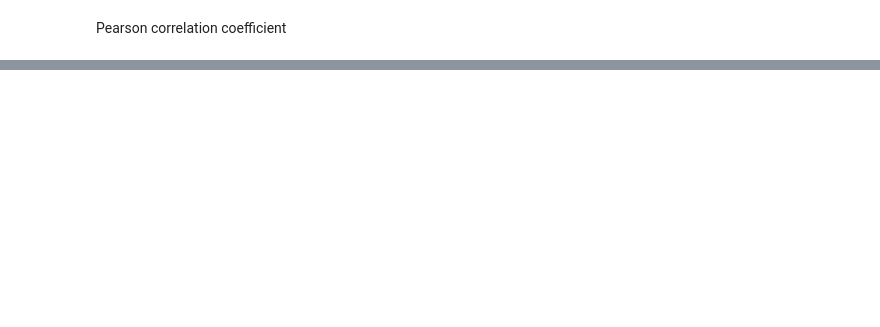
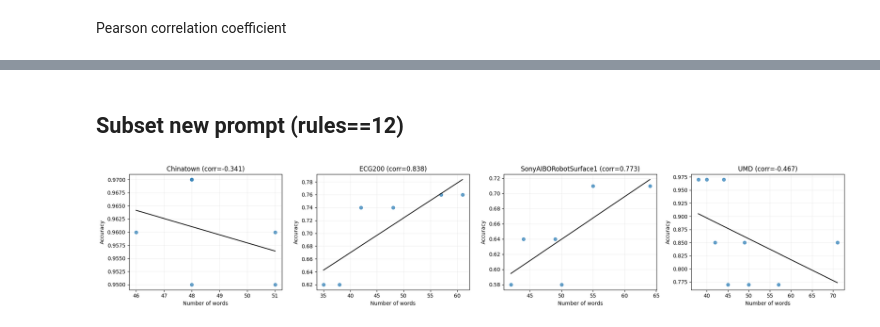
Before and after one commit to ChristianBontveit/TSC_LLM_rules, a Jupyter notebook: results/llm_results/analyze_rule_text.ipynb, the cells around one changed output, grey strips where cells are left out. Drawn from its saved outputs; the diff is of its cells as text; code cells hidden in the pictures; blank space fills up the shorter version.

Commit message:
More results using new prompt

```diff
--- a/results/llm_results/analyze_rule_text.ipynb
+++ b/results/llm_results/analyze_rule_text.ipynb
@@ -241,0 +246,7 @@ display(correlation_table(rules_df, 'num_chars'))
+# %% [markdown]
+## Subset new prompt (rules==12)
+# %%
+subset = rules_df[rules_df['num_rules_setting'] == 12]
+plot_trend_per_dataset(subset, 'num_words', 'Number of words')
+# %% [output]
+[figure, added]
```
Also changed, not shown: parts of 10 cells of this notebook, 36 other files.
